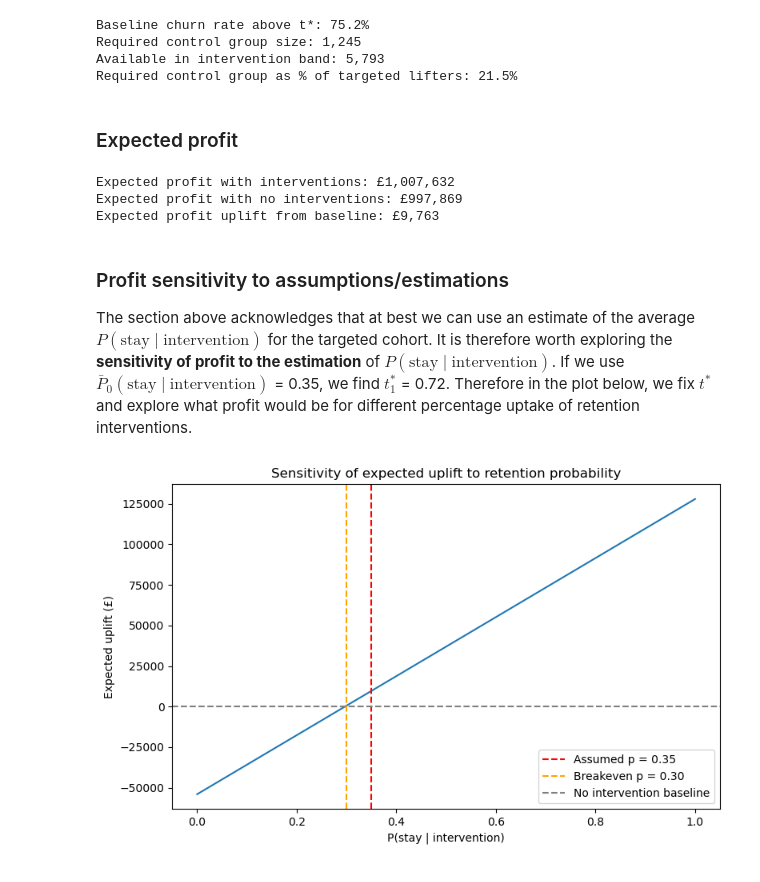
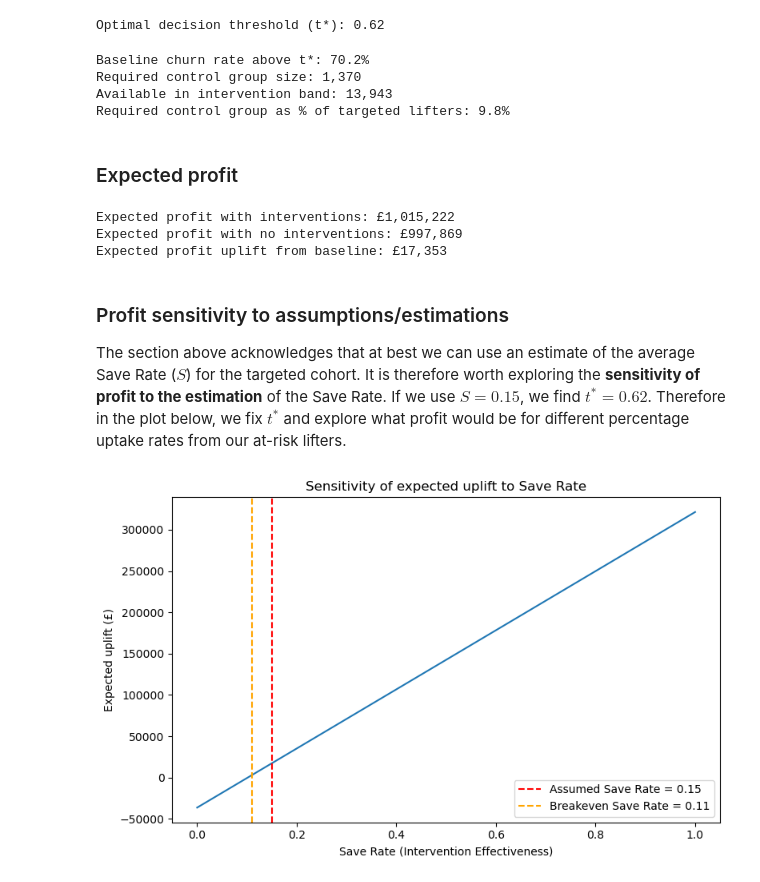
Before and after one commit to bnparris/Powerlifting-Membership-Churn-Model, a Jupyter notebook: notebooks/07_decision_framework.ipynb, the cells around one changed output. Saved outputs shown, nothing was run; the diff lists cells and outputs as text; code cells hidden in the pictures.

```diff
--- a/notebooks/07_decision_framework.ipynb
+++ b/notebooks/07_decision_framework.ipynb
@@ -67,13 +53,18 @@ The cell below shows that to have statistical power of 80% and minimum detectabl
 # %%
 # Calculate the optimal threshold algebraically
 V = 50                  # financial value of a retained lifter
-C = 10                  # cost of rentention intervention
-t_star = 1 - (p_retention * (V - C) / V)
+C = 10                  # cost of retention intervention
+save_rate = 0.15        # assumed save rate for true churners
+upper_threshold = 1
+
+t_star = C / (save_rate * (V - C) + C)
 t_star = round(t_star, 2)
+print(f"Optimal decision threshold (t*): {t_star}")
+# %% [output]
+Optimal decision threshold (t*): 0.62
 # %%
-UPPER_THRESHOLD = 0.85
-p_retention = 0.35
-in_window = (probs > t_star) & (probs < UPPER_THRESHOLD)
+
+in_window = (probs > t_star) & (probs <= upper_threshold)
 
 
 baseline_churn = test_y.reset_index(drop=True)[in_window].mean()
@@ -84,16 +75,16 @@ effect = proportion_effectsize(baseline_churn - mde, baseline_churn)
 n_per_group = NormalIndPower().solve_power(effect_size=effect, alpha=alpha, power=power)
 n_per_group = float(n_per_group[0]) if hasattr(n_per_group, '__len__') else float(n_per_group)
 
-actual_n = int(((probs > t_star) & (probs < UPPER_THRESHOLD)).sum())
+actual_n = int(((probs > t_star) & (probs < upper_threshold)).sum())
 print(f'Baseline churn rate above t*: {baseline_churn:.1%}')
 print(f'Required control group size: {round(n_per_group):,}')
 print(f'Available in intervention band: {actual_n:,}')
 print(f'Required control group as % of targeted lifters: {round(n_per_group) / actual_n:.1%}')
 # %% [output]
-Baseline churn rate above t*: 75.2%
-Required control group size: 1,245
-Available in intervention band: 5,793
-Required control group as % of targeted lifters: 21.5%
+Baseline churn rate above t*: 70.2%
+Required control group size: 1,370
+Available in intervention band: 13,943
+Required control group as % of targeted lifters: 9.8%
 # %% [markdown]
 ### Expected profit
 # %%
@@ -101,51 +92,57 @@ n_intervene = in_window.sum()
 n_control = round(n_per_group)
 n_treatment = n_intervene - n_control
 
-#p_retention refers to probability of stay given retention interventiom+n
-profit_intervened = p_retention * n_treatment * (V - C) # expected profit contribution from people in intervention band
-
-#expected profit contribution from people in control group
+# Split indices into treatment and control
 rng = np.random.default_rng(42)
 control_indices = rng.choice(np.where(in_window)[0], size=n_control, replace=False)
+treatment_indices = np.setdiff1d(np.where(in_window)[0], control_indices)
+
+# Expected profit from people in intervention band (Treatment)
+probs_treatment = probs[treatment_indices]
+expected_retention_treatment = (1 - probs_treatment) + (probs_treatment * save_rate)
+profit_intervened = np.sum(expected_retention_treatment * (V - C))
+
+# Expected profit from people in intervention band (Control)
 profit_control = np.sum((1 - probs[control_indices]) * V)
 
-#expected profit from people outside intervention band
+# Expected profit from people outside intervention band
 profit_not_intervened = np.sum((1 - probs[~in_window]) * V)
+
 total_expected_profit = profit_intervened + profit_control + profit_not_intervened
 baseline_no_intervention = np.sum((1 - probs) * V)
 
-print(f'Expected profit with interventions: £{total_expected_profit:,.0f}')
-print(f'Expected profit with no interventions: £{baseline_no_intervention:,.0f}')
-print(f'Expected profit uplift from baseline: £{total_expected_profit - baseline_no_intervention:,.0f}')
+print(f'Expected profit with interventions: \u00a3{total_expected_profit:,.0f}')
+print(f'Expected profit with no interventions: \u00a3{baseline_no_intervention:,.0f}')
+print(f'Expected profit uplift from baseline: \u00a3{total_expected_profit - baseline_no_intervention:,.0f}')
 # %% [output]
-Expected profit with interventions: £1,007,632
+Expected profit with interventions: £1,015,222
 Expected profit with no interventions: £997,869
-Expected profit uplift from baseline: £9,763
+Expected profit uplift from baseline: £17,353
 # %% [markdown]
 ### Profit sensitivity to assumptions/estimations
 
-The section above acknowledges that at best we can use an estimate of the average $P(\text{stay} \mid \text{intervention})$ for the targeted cohort. It is therefore worth exploring the **sensitivity of profit to the estimation** of $P(\text{stay} \mid \text{intervention})$. If we use $\bar{P}_{0}(\text{stay} \mid \text{intervention})$ = 0.35, we find  $t^*_1$ = 0.72. Therefore in the plot below, we fix $t^*$ and explore what profit would be for different percentage uptake of retention interventions.
+The section above acknowledges that at best we can use an estimate of the average Save Rate ($S$) for the targeted cohort. It is therefore worth exploring the **sensitivity of profit to the estimation** of the Save Rate. If we use $S = 0.15$, we find  $t^* = 0.62$. Therefore in the plot below, we fix $t^*$ and explore what profit would be for different percentage uptake rates from our at-risk lifters.
 # %%
-p_retentions = np.arange(0, 1.01, 0.01)
+save_rates = np.arange(0, 1.01, 0.01)
 uplifts = []
 
-for p in p_retentions:
-    profit = p * n_treatment * (V - C) + profit_control + profit_not_intervened
+for s in save_rates:
+    exp_retention = (1 - probs_treatment) + (probs_treatment * s)
+    profit = np.sum(exp_retention * (V - C)) + profit_control + profit_not_intervened
     uplifts.append(profit - baseline_no_intervention)
 
 uplifts = np.array(uplifts)
-breakeven = p_retentions[np.argmax(uplifts >= 0)]
+breakeven = save_rates[np.argmax(uplifts >= 0)]
 
 plt.figure(figsize=(8, 5))
-plt.plot(p_retentions, uplifts)
-plt.axvline(x=p_retention, color='red', linestyle='--', label=f'Assumed p = {p_retention}')
-plt.axvline(x=breakeven, color='orange', linestyle='--', label=f'Breakeven p = {breakeven:.2f}')
-plt.axhline(y=0, color='grey', linestyle='--', label='No intervention baseline')
-plt.xlabel('P(stay | intervention)')
-plt.ylabel('Expected uplift (£)')
-plt.title('Sensitivity of expected uplift to retention probability')
+plt.plot(save_rates, uplifts)
+plt.axvline(x=save_rate, color='red', linestyle='--', label=f'Assumed Save Rate = {save_rate}')
+plt.axvline(x=breakeven, color='orange', linestyle='--', label=f'Breakeven Save Rate = {breakeven:.2f}')
+plt.xlabel('Save Rate (Intervention Effectiveness)')
+plt.ylabel('Expected uplift (\u00a3)')
+plt.title('Sensitivity of expected uplift to Save Rate')
 plt.legend()
 plt.tight_layout()
 plt.show()
 # %% [output]
-[figure, old version]
+[figure, new version]
```
Also changed, not shown: parts of 3 cells of this notebook, 1 other file.
